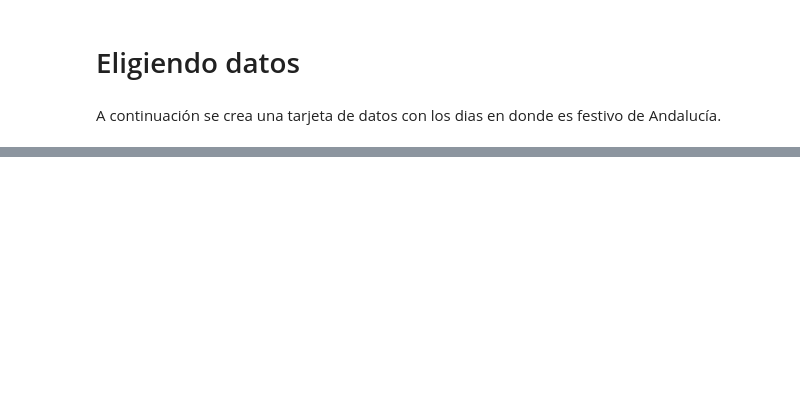
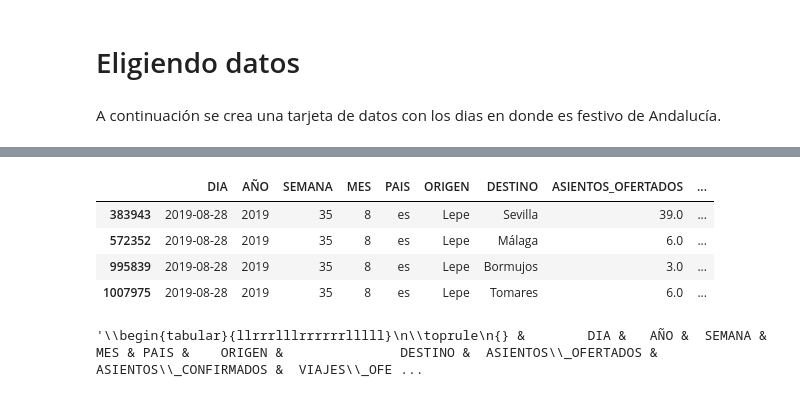
Before and after one commit to JoseAlbertoSeco/BlablacarCarpooling_DataMining, a Jupyter notebook: notebooks/GeolocalizacionProvincial.ipynb, the cells around one changed output, grey strips where cells are left out. Drawn from its saved outputs; the diff is of its cells as text; code cells hidden in the pictures; blank space fills up the shorter version.

```diff
--- a/notebooks/GeolocalizacionProvincial.ipynb
+++ b/notebooks/GeolocalizacionProvincial.ipynb
@@ -465,3 +475,17 @@ df_CLMLocalizadoFestivos.head(5)
+# %%
+df_AndaluciaLocalizadoFestivos = extender_fecha(df_AndaluciaLocalizadoFestivos)
+df_AndaluciaLocalizadoFestivos.head(4)
+# %% [output]
+|  | DIA | AÑO | SEMANA | MES | PAIS | ORIGEN | DESTINO | ASIENTOS_OFERTADOS | ... |
+| 383943 | 2019-08-28 | 2019 | 35 | 8 | es | Lepe | Sevilla | 39.0 | ... |
+| 572352 | 2019-08-28 | 2019 | 35 | 8 | es | Lepe | Málaga | 6.0 | ... |
+| 995839 | 2019-08-28 | 2019 | 35 | 8 | es | Lepe | Bormujos | 3.0 | ... |
+| 1007975 | 2019-08-28 | 2019 | 35 | 8 | es | Lepe | Tomares | 6.0 | ... |
+# %%
+df_AndaluciaLocalizadoFestivos.head(5).to_latex()
+df_CLMLocalizadoFestivos.head(5).to_latex()
+# %% [output]
+'\\begin{tabular}{llrrrlllrrrrrrlllll}\n\\toprule\n{} &        DIA &   AÑO &  SEMANA &  MES & PAIS &    ORIGEN &               DESTINO &  ASIENTOS\\_OFERTADOS &  ASIENTOS\\_CONFIRMADOS &  VIAJES\\_OFE ...
 # %%
 from google.colab import files
 
```
Also changed, not shown: parts of 11 cells of this notebook.
